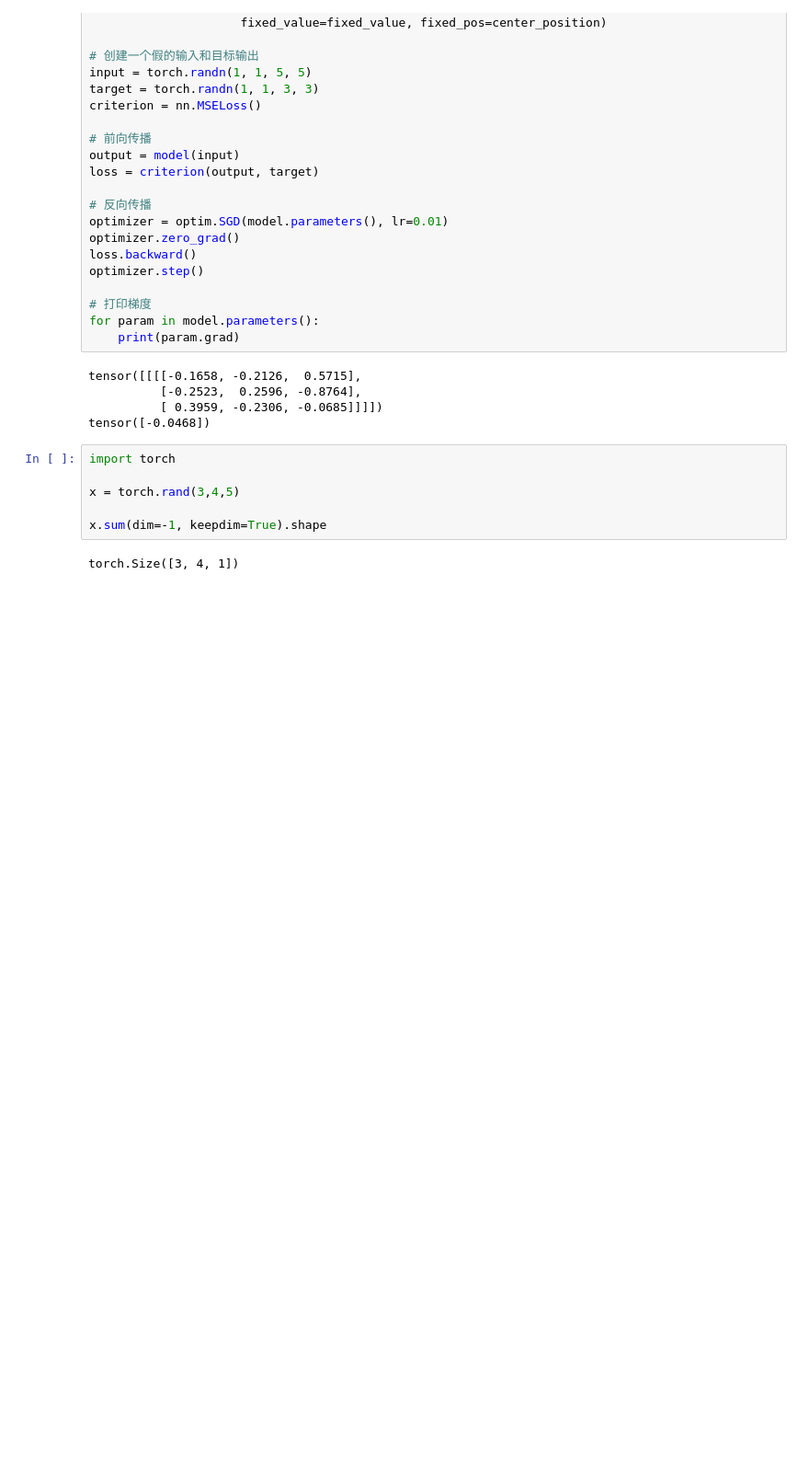
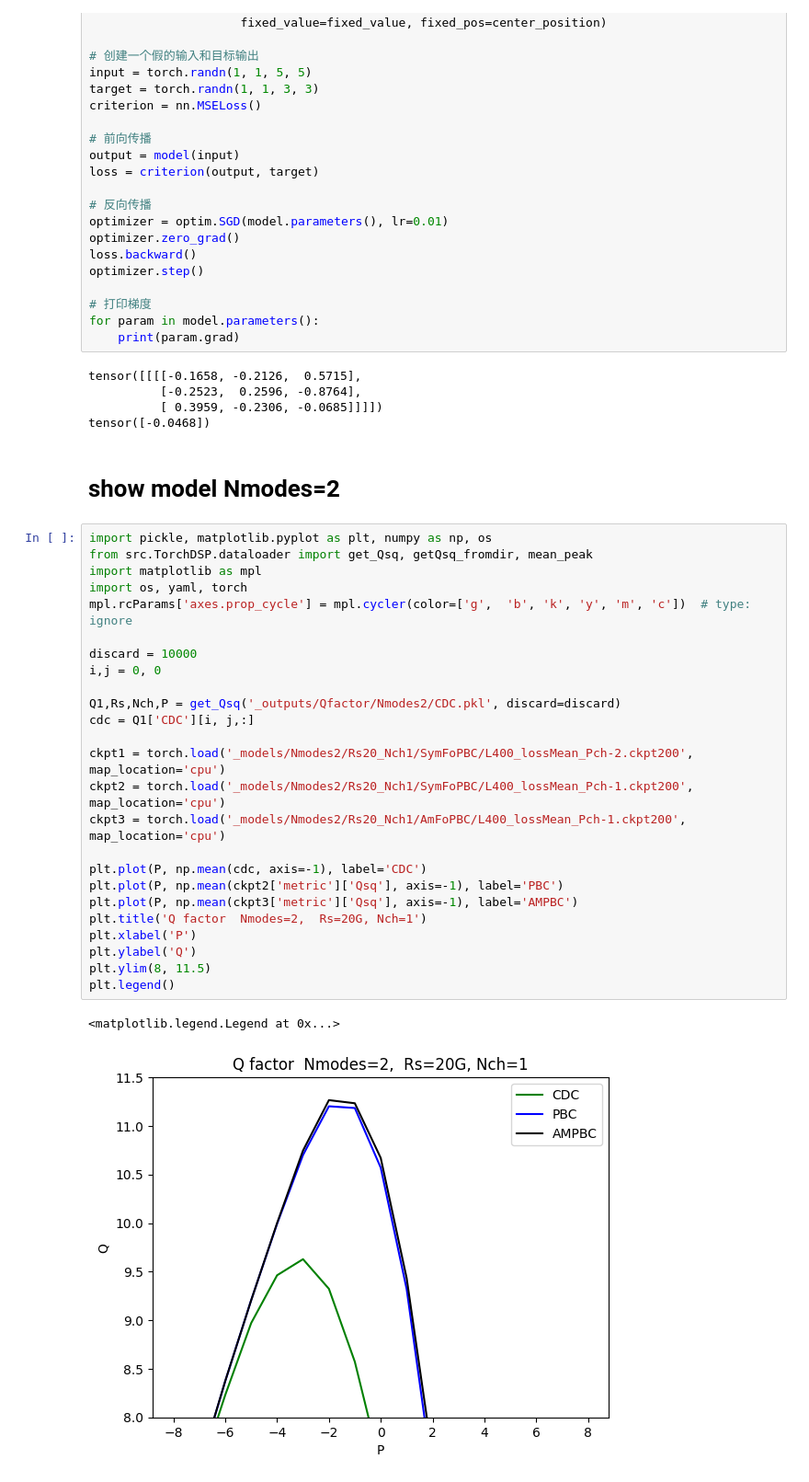
Before and after one commit to xinyuxiao113/TorchFiber, a Jupyter notebook: 1226_draft.ipynb, the cells around one changed output. Shown at 92% size. Drawn from its saved outputs; the diff is of its cells as text; blank space fills up the shorter version.

```diff
--- a/1226_draft.ipynb
+++ b/1226_draft.ipynb
@@ -489,11 +488,33 @@ tensor([[[[-0.1658, -0.2126,  0.5715],
           [-0.2523,  0.2596, -0.8764],
           [ 0.3959, -0.2306, -0.0685]]]])
 tensor([-0.0468])
-# %%
-import torch
-
-x = torch.rand(3,4,5)
-
-x.sum(dim=-1, keepdim=True).shape
-# %% [output]
-torch.Size([3, 4, 1])
+# %% [markdown]
+# show model  Nmodes=2
+# %%
+import pickle, matplotlib.pyplot as plt, numpy as np, os
+from src.TorchDSP.dataloader import get_Qsq, getQsq_fromdir, mean_peak
+import matplotlib as mpl
+import os, yaml, torch
+mpl.rcParams['axes.prop_cycle'] = mpl.cycler(color=['g',  'b', 'k', 'y', 'm', 'c'])  # type: ignore
+
+discard = 10000
+i,j = 0, 0
+
+Q1,Rs,Nch,P = get_Qsq('_outputs/Qfactor/Nmodes2/CDC.pkl', discard=discard)
+cdc = Q1['CDC'][i, j,:]
+
+ckpt1 = torch.load('_models/Nmodes2/Rs20_Nch1/SymFoPBC/L400_lossMean_Pch-2.ckpt200', map_location='cpu')
+ckpt2 = torch.load('_models/Nmodes2/Rs20_Nch1/SymFoPBC/L400_lossMean_Pch-1.ckpt200', map_location='cpu')
+ckpt3 = torch.load('_models/Nmodes2/Rs20_Nch1/AmFoPBC/L400_lossMean_Pch-1.ckpt200', map_location='cpu')
+
+plt.plot(P, np.mean(cdc, axis=-1), label='CDC')
+plt.plot(P, np.mean(ckpt2['metric']['Qsq'], axis=-1), label='PBC')
+plt.plot(P, np.mean(ckpt3['metric']['Qsq'], axis=-1), label='AMPBC')
+plt.title('Q factor  Nmodes=2,  Rs=20G, Nch=1')
+plt.xlabel('P')
+plt.ylabel('Q')
+plt.ylim(8, 11.5)
+plt.legend()
+# %% [output]
+<matplotlib.legend.Legend at 0x...>
+[figure, added]
```
Also changed, not shown: parts of 8 cells of this notebook, 6 other files.
